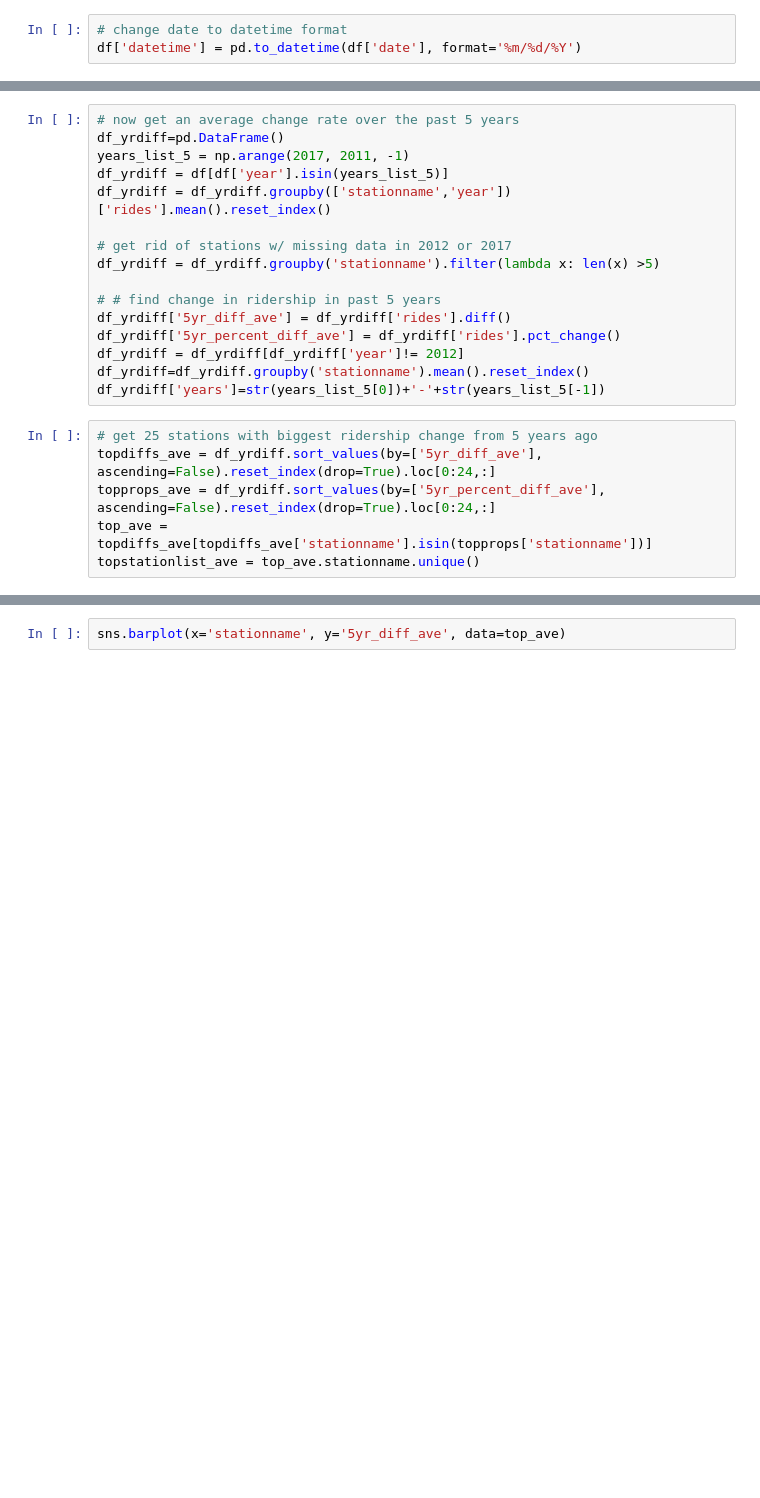
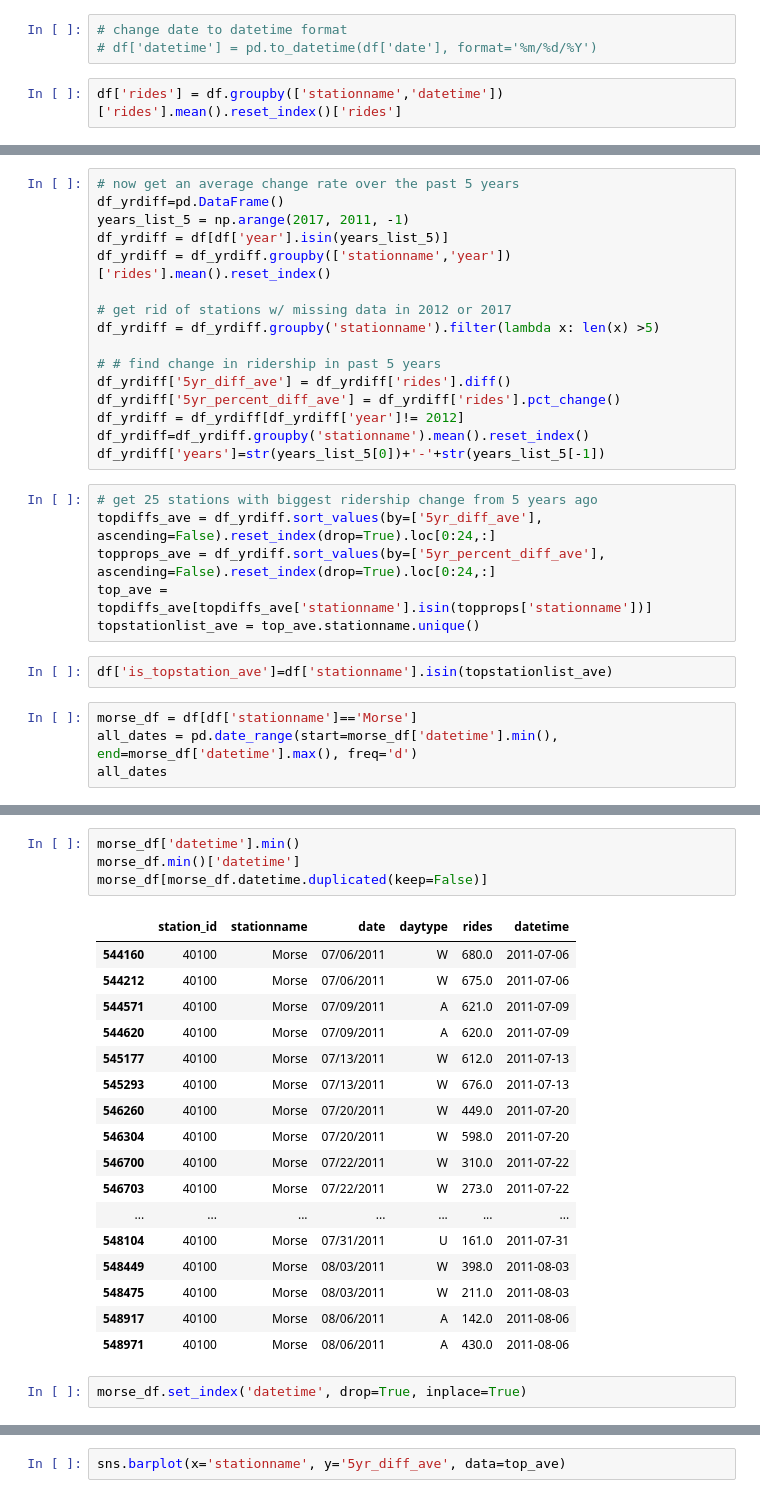
Before and after one commit to donnajobridge/cta, a Jupyter notebook: cta.ipynb, the cells around one changed output, grey strips where cells are left out. Drawn from its saved outputs; the diff is of its cells as text; blank space fills up the shorter version.

```diff
--- a/cta.ipynb
+++ b/cta.ipynb
@@ -15,7 +16,9 @@ df['rides'].isnull().values.sum()
 0
 # %%
 # change date to datetime format
-df['datetime'] = pd.to_datetime(df['date'], format='%m/%d/%Y')
+# df['datetime'] = pd.to_datetime(df['date'], format='%m/%d/%Y')
+# %%
+df['rides'] = df.groupby(['stationname','datetime'])['rides'].mean().reset_index()['rides']
 # %%
 # extract season, day of week, month, year
 seasons = ['Winter','Winter','Spring','Spring','Spring','Summer',
@@ -102,3 +105,9 @@ topdiffs_ave = df_yrdiff.sort_values(by=['5yr_diff_ave'], ascending=False).reset
 topprops_ave = df_yrdiff.sort_values(by=['5yr_percent_diff_ave'], ascending=False).reset_index(drop=True).loc[0:24,:]
 top_ave = topdiffs_ave[topdiffs_ave['stationname'].isin(topprops['stationname'])]
 topstationlist_ave = top_ave.stationname.unique()
+# %%
+df['is_topstation_ave']=df['stationname'].isin(topstationlist_ave)
+# %%
+morse_df = df[df['stationname']=='Morse']
+all_dates = pd.date_range(start=morse_df['datetime'].min(), end=morse_df['datetime'].max(), freq='d')
+all_dates
@@ -104,0 +144,24 @@ topstationlist_ave = top_ave.stationname.unique()
+# %%
+morse_df['datetime'].min()
+morse_df.min()['datetime']
+morse_df[morse_df.datetime.duplicated(keep=False)]
+# %% [output]
+|  | station_id | stationname | date | daytype | rides | datetime |
+| 544160 | 40100 | Morse | 07/06/2011 | W | 680.0 | 2011-07-06 |
+| 544212 | 40100 | Morse | 07/06/2011 | W | 675.0 | 2011-07-06 |
+| 544571 | 40100 | Morse | 07/09/2011 | A | 621.0 | 2011-07-09 |
+| 544620 | 40100 | Morse | 07/09/2011 | A | 620.0 | 2011-07-09 |
+| 545177 | 40100 | Morse | 07/13/2011 | W | 612.0 | 2011-07-13 |
+| 545293 | 40100 | Morse | 07/13/2011 | W | 676.0 | 2011-07-13 |
+| 546260 | 40100 | Morse | 07/20/2011 | W | 449.0 | 2011-07-20 |
+| 546304 | 40100 | Morse | 07/20/2011 | W | 598.0 | 2011-07-20 |
+| 546700 | 40100 | Morse | 07/22/2011 | W | 310.0 | 2011-07-22 |
+| 546703 | 40100 | Morse | 07/22/2011 | W | 273.0 | 2011-07-22 |
+| ... | ... | ... | ... | ... | ... | ... |
+| 548104 | 40100 | Morse | 07/31/2011 | U | 161.0 | 2011-07-31 |
+| 548449 | 40100 | Morse | 08/03/2011 | W | 398.0 | 2011-08-03 |
+| 548475 | 40100 | Morse | 08/03/2011 | W | 211.0 | 2011-08-03 |
+| 548917 | 40100 | Morse | 08/06/2011 | A | 142.0 | 2011-08-06 |
+| 548971 | 40100 | Morse | 08/06/2011 | A | 430.0 | 2011-08-06 |
+# %%
+morse_df.set_index('datetime', drop=True, inplace=True)
```
Also changed, not shown: parts of 4 cells of this notebook, 1 other file.
